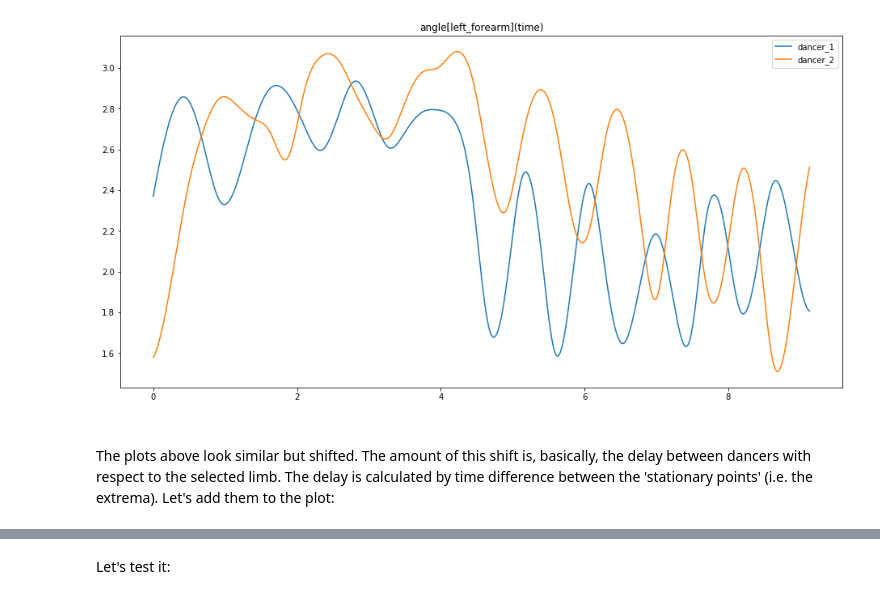
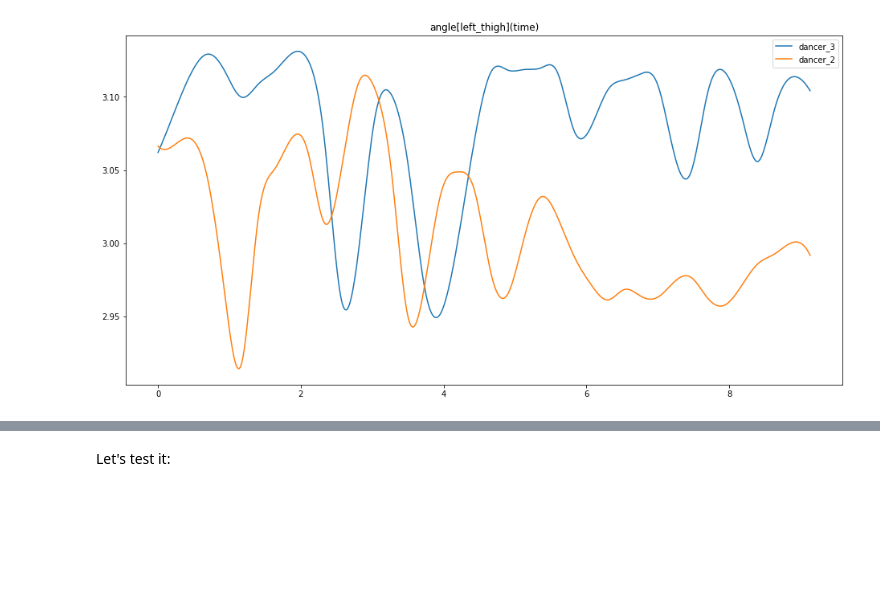
Before and after one commit to leonoqr/EE6934_Project2, a Jupyter notebook: Pose synchronicity estimation_group7.ipynb, the cells around one changed output, grey strips where cells are left out. Saved outputs shown, nothing was run; the diff lists cells and outputs as text; code cells hidden in the pictures; blank space fills up the shorter version.

```diff
--- a/Pose synchronicity estimation_group7.ipynb
+++ b/Pose synchronicity estimation_group7.ipynb
@@ -335,0 +536,19 @@ dancers = create_dancers_from_frames(vidutils.body_estimation, 'sync_measure_dat
+# %%
+# results of body tracking
+
+bodies = track_bodies(copy.deepcopy(bodies_unordered), timeline, n_dancers)
+
+#-------------------------------------------------------------------------------
+
+plt.figure(figsize = (16, 8))
+
+for k in range(len(bodies)):
+
+    y = np.array(list(map(lambda b: np.nan if not b else b.root[0], bodies[k])))
+    mask = np.isfinite(y)
+
+    plt.plot(timeline[mask], y[mask], '-o')
+
+plt.title("Bodies' trajectories")
+plt.legend(['body[' + str(k+1) + ']' for k in range(len(bodies))])
+plt.show()
@@ -336,36 +557,50 @@ dancers = create_dancers_from_frames(vidutils.body_estimation, 'sync_measure_dat
+# %%
+# creating dancers
+
+dancers = []
+
+for k in range(len(bodies)):
+
+    d = dancer(bodies[k], timeline)
+
+    # if the created dancer has at least one limb of interest initialized
+    if d.limbs:
+        dancers.append(d)
 # %%
 # let's compare two dancers' movement with respect to a certain limb:
 
-limb_name = 'left_forearm'
+limb_name = 'left_thigh'
 
 # first of all, we should determine the timeline boundary;
 # different dancers may have had different number of keypoints detected for a selected limb
 # but only those limbs retain that were detected both on first and the last frame
 # so we can pick any dancer to determine the timeline bounds:
 #
 x0 = dancers[0][limb_name].x[0]
 x1 = dancers[0][limb_name].x[-1]
 
 # dancers to compare:
 #
 dancer_1 = dancers[0]
 dancer_2 = dancers[1]
 dancer_3 = dancers[2]
 
 X = np.linspace(x0, x1, 500)
 
 plt.figure(figsize = (16, 8))
 
-plt.plot(X, dancer_1[limb_name](X), X, dancer_2[limb_name](X))
+spline_points = lambda s: s(s.x)
 
-plt.legend(['dancer_1', 'dancer_2'])
+plt.plot(X, dancer_3[limb_name](X), X, dancer_2[limb_name](X))
+
+#plt.plot(dancer_1[limb_name].x, spline_points(dancer_1[limb_name]), 'o')
+#plt.plot(dancer_2[limb_name].x, spline_points(dancer_2[limb_name]), 'o')
+
+plt.legend(['dancer_3', 'dancer_2'])
 plt.title('angle[' + limb_name + '](time)')
 plt.show()
 # %% [output]
-[figure, old version]
+[figure, new version]
-# %% [markdown]
-&nbsp;
-The plots above look similar but shifted. The amount of this shift is, basically, the delay between dancers with respect to the selected limb. The delay is calculated by time difference between the 'stationary points' (i.e. the extrema). Let's add them to the plot:
 # %%
 # extrema (aka roots of the derivative) are returned as a list of a function argument values
 #
```
Also changed, not shown: parts of 24 cells of this notebook.
